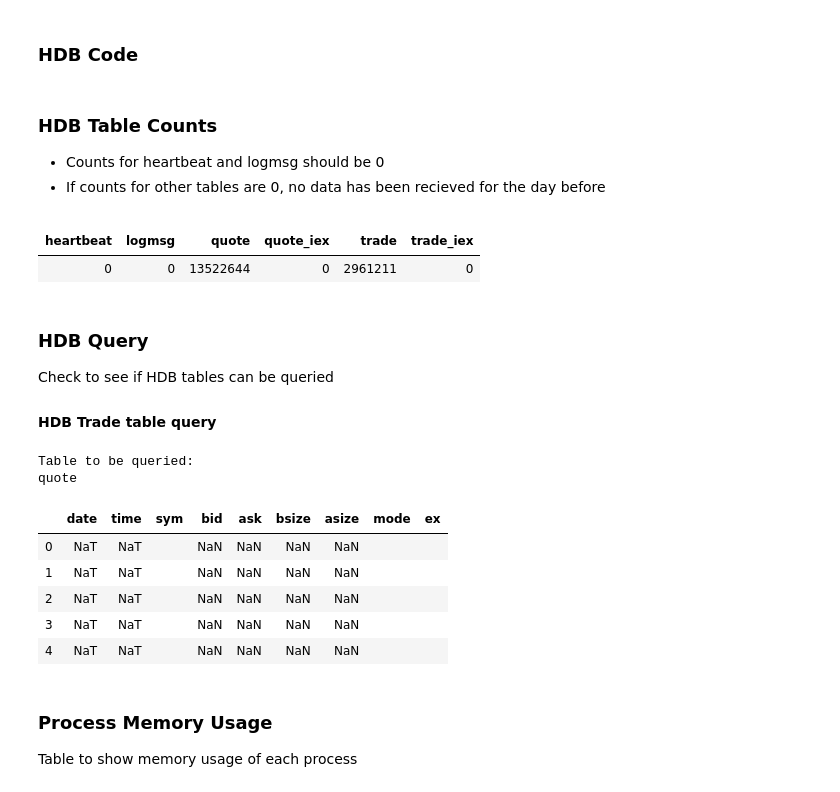
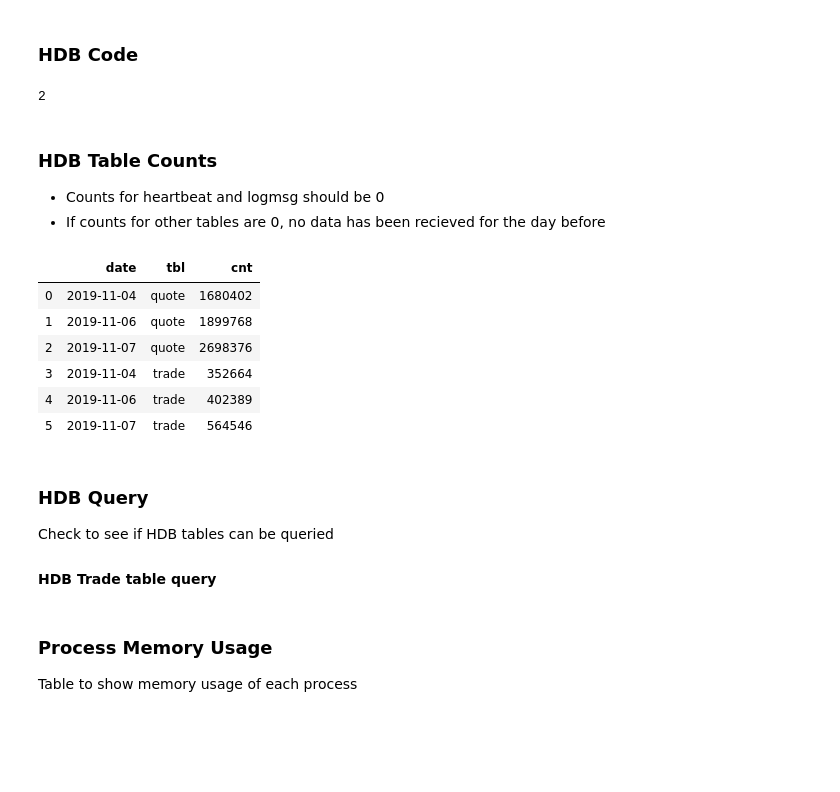
Before and after one commit to PeterSmiley/TorQ, a Jupyter notebook: test1.ipynb, the cells around one changed output. Drawn from its saved outputs; the diff is of its cells as text; code cells hidden in the pictures; blank space fills up the shorter version.

Commit message:
HDB check for only 5 days

```diff
--- a/test1.ipynb
+++ b/test1.ipynb
@@ -245,24 +244,34 @@ onedatet.style.applymap(color_true)
 # %% [markdown]
 ### HDB Code
 # %%
-with qcon(host, port=find_portno('hdb1'), username=un, password=pswd,timeout=3.0) as q:
+with qcon(host, port=find_portno('hdb1'), username=un, password=pswd,timeout=10.0) as q:
 
     #Check hdb table counts excl. eod_summary and eod_summary_iex
-    hdbtablecount=q('enlist tables[]!count each value each tables[]',pandas=True)
+    hdbtablecount=q('raze{0!select tbl:x,cnt:count i by date from x where date >=.z.d-5}each tables[] except `heartbeat`logmsg', pandas=True)
+    byte_decode(hdbtablecount,['tbl'])
+    a=q('1+1')
 
 
-    lastdayquery=q('5#select from tables[](2) where date=.z.d-1', pandas=True)
-    byte_decode(lastdayquery,['sym'])
+    #lastdayquery=q('5#select from tables[](2) where date=.z.d-1', pandas=True)
+    #byte_decode(lastdayquery,['sym'])
+
+a #check HDB is up
+# %% [output]
+2
 # %% [markdown]
 ### HDB Table Counts
 * Counts for heartbeat and logmsg should be 0
 * If counts for other tables are 0, no data has been recieved for the day before
 # %%
-hdbtablecount.set_index(hdbtablecount.columns.tolist())
+hdbtablecount#.set_index(hdbtablecount.columns.tolist())
 # %% [output]
-|  |  |  |  |  |  |
-| heartbeat | logmsg | quote | quote_iex | trade | trade_iex |
-| 0 | 0 | 13522644 | 0 | 2961211 | 0 |
+|  | date | tbl | cnt |
+| 0 | 2019-11-04 | quote | 1680402 |
+| 1 | 2019-11-06 | quote | 1899768 |
+| 2 | 2019-11-07 | quote | 2698376 |
+| 3 | 2019-11-04 | trade | 352664 |
+| 4 | 2019-11-06 | trade | 402389 |
+| 5 | 2019-11-07 | trade | 564546 |
 # %% [markdown]
 ### HDB Query
 Check to see if HDB tables can be queried
@@ -272,15 +281,6 @@ Check to see if HDB tables can be queried
 print ('Table to be queried:')
 print (name)
 lastdayquery
-# %% [output]
-Table to be queried:
-quote
-|  | date | time | sym | bid | ask | bsize | asize | mode | ex |
-| 0 | NaT | NaT |  | NaN | NaN | NaN | NaN |  |  |
-| 1 | NaT | NaT |  | NaN | NaN | NaN | NaN |  |  |
-| 2 | NaT | NaT |  | NaN | NaN | NaN | NaN |  |  |
-| 3 | NaT | NaT |  | NaN | NaN | NaN | NaN |  |  |
-| 4 | NaT | NaT |  | NaN | NaN | NaN | NaN |  |  |
 # %% [markdown]
 ### Process Memory Usage
 
```
Also changed, not shown: parts of 5 cells of this notebook.
